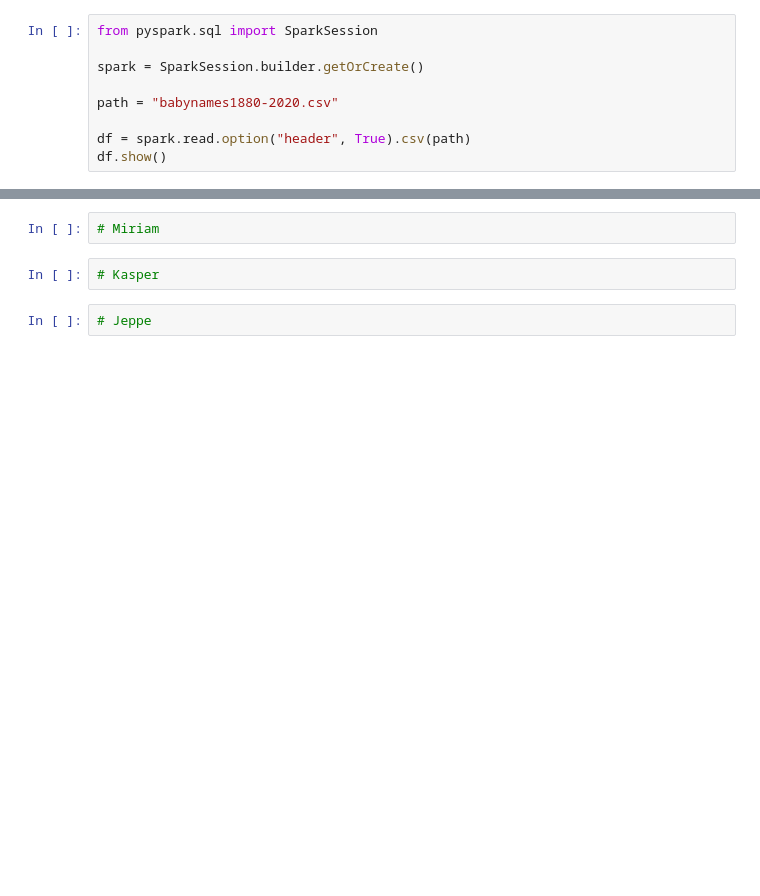
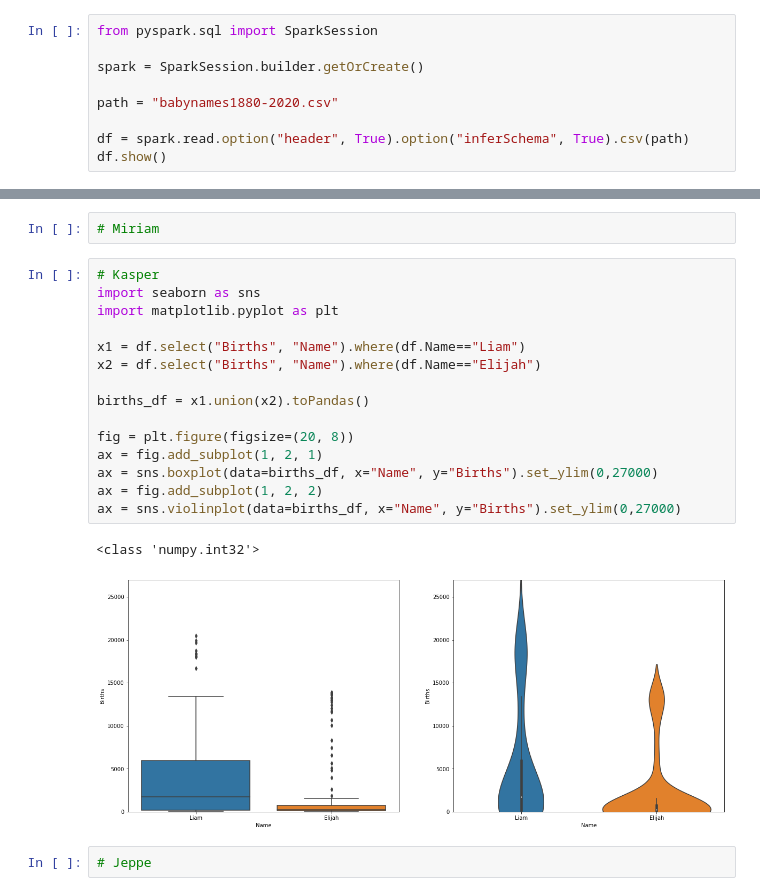
Before and after one commit to rnygar20/BDS-miniproject1, a Jupyter notebook: BDS-miniproject-code.ipynb, the cells around one changed output, grey strips where cells are left out. Saved outputs shown, nothing was run; the diff lists cells and outputs as text; blank space fills up the shorter version.

Commit message:
update boxplot/violinplot cell
update boxplot/violinplot cell

```diff
--- a/BDS-miniproject-code.ipynb
+++ b/BDS-miniproject-code.ipynb
@@ -5,7 +5,7 @@ spark = SparkSession.builder.getOrCreate()
 
 path = "babynames1880-2020.csv"
 
-df = spark.read.option("header", True).csv(path)
+df = spark.read.option("header", True).option("inferSchema", True).csv(path)
 df.show()
 # %% [output]
 +----+---------+------+------+----+
@@ -35,7 +35,23 @@ NameError: name 'Rikke' is not defined
 # Kristoffer
 # %%
 # Miriam
-# %%
-# Kasper
+# %%
+# Kasper
+import seaborn as sns
+import matplotlib.pyplot as plt
+
+x1 = df.select("Births", "Name").where(df.Name=="Liam")
+x2 = df.select("Births", "Name").where(df.Name=="Elijah")
+
+births_df = x1.union(x2).toPandas()
+
+fig = plt.figure(figsize=(20, 8))
+ax = fig.add_subplot(1, 2, 1)
+ax = sns.boxplot(data=births_df, x="Name", y="Births").set_ylim(0,27000)
+ax = fig.add_subplot(1, 2, 2)
+ax = sns.violinplot(data=births_df, x="Name", y="Births").set_ylim(0,27000)
+# %% [output]
+<class 'numpy.int32'>
+[figure, added]
 # %%
 # Jeppe
```
